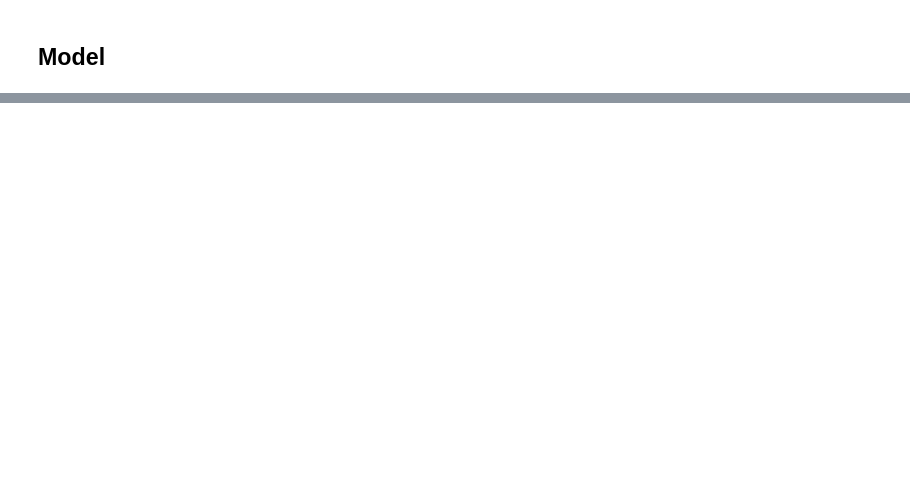
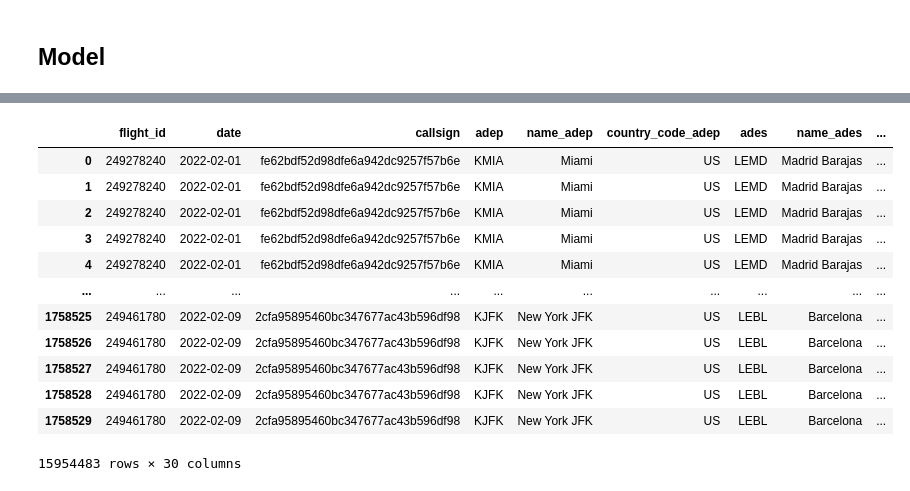
Before and after one commit to moe-a-m/opensky_prc_data, a Jupyter notebook: explain/model.ipynb, the cells around one changed output, grey strips where cells are left out. Saved outputs shown, nothing was run; the diff lists cells and outputs as text; code cells hidden in the pictures; blank space fills up the shorter version.

```diff
--- a/explain/model.ipynb
+++ b/explain/model.ipynb
@@ -39 +21,10 @@ df_trajectory
+# %%
+# Define a function for interpolation within each partition
+def interpolate_columns(df, columns):
+    for column in columns:
+        df[column] = df[column].interpolate()  # Pandas interpolation within each partition
+    return df
+
+# Apply the interpolation function using map_partitions
+df_trajectory = df_trajectory.map_partitions(interpolate_columns, columns=['track', 'vertical_rate', 'groundspeed'])
 # %%
@@ -372,0 +280,3 @@ print("r2 score", r2_score(y_test, y_pred))
+# %%
+df_submission = dd.read_csv('../data/final_submission_set.csv')
+df_submission
@@ -372,0 +290,4 @@ print("r2 score", r2_score(y_test, y_pred))
+# %%
+# Merge DataFrames on 'flight_id'
+df_submission_combined = dd.merge(df_submission, df_trajectory, on='flight_id', how='inner')
+df_submission_combined
@@ -372,0 +304,18 @@ print("r2 score", r2_score(y_test, y_pred))
+# %%
+s = df_submission_combined.compute()
+# %%
+s
+# %% [output]
+|  | flight_id | date | callsign | adep | name_adep | country_code_adep | ades | name_ades | ... |
+| 0 | 249278240 | 2022-02-01 | fe62bdf52d98dfe6a942dc9257f57b6e | KMIA | Miami | US | LEMD | Madrid Barajas | ... |
+| 1 | 249278240 | 2022-02-01 | fe62bdf52d98dfe6a942dc9257f57b6e | KMIA | Miami | US | LEMD | Madrid Barajas | ... |
+| 2 | 249278240 | 2022-02-01 | fe62bdf52d98dfe6a942dc9257f57b6e | KMIA | Miami | US | LEMD | Madrid Barajas | ... |
+| 3 | 249278240 | 2022-02-01 | fe62bdf52d98dfe6a942dc9257f57b6e | KMIA | Miami | US | LEMD | Madrid Barajas | ... |
+| 4 | 249278240 | 2022-02-01 | fe62bdf52d98dfe6a942dc9257f57b6e | KMIA | Miami | US | LEMD | Madrid Barajas | ... |
+| ... | ... | ... | ... | ... | ... | ... | ... | ... | ... |
+| 1758525 | 249461780 | 2022-02-09 | 2cfa95895460bc347677ac43b596df98 | KJFK | New York JFK | US | LEBL | Barcelona | ... |
+| 1758526 | 249461780 | 2022-02-09 | 2cfa95895460bc347677ac43b596df98 | KJFK | New York JFK | US | LEBL | Barcelona | ... |
+| 1758527 | 249461780 | 2022-02-09 | 2cfa95895460bc347677ac43b596df98 | KJFK | New York JFK | US | LEBL | Barcelona | ... |
+| 1758528 | 249461780 | 2022-02-09 | 2cfa95895460bc347677ac43b596df98 | KJFK | New York JFK | US | LEBL | Barcelona | ... |
+| 1758529 | 249461780 | 2022-02-09 | 2cfa95895460bc347677ac43b596df98 | KJFK | New York JFK | US | LEBL | Barcelona | ... |
+15954483 rows × 30 columns
```
Also changed, not shown: parts of 41 cells of this notebook, 2 other files.
